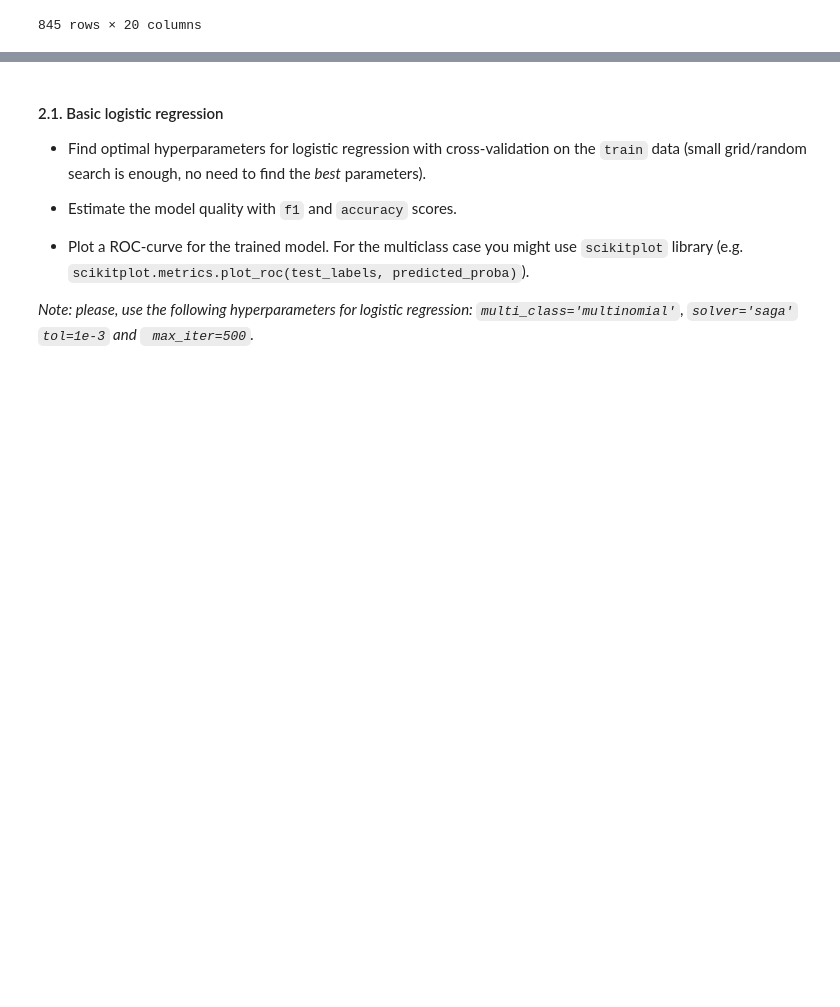
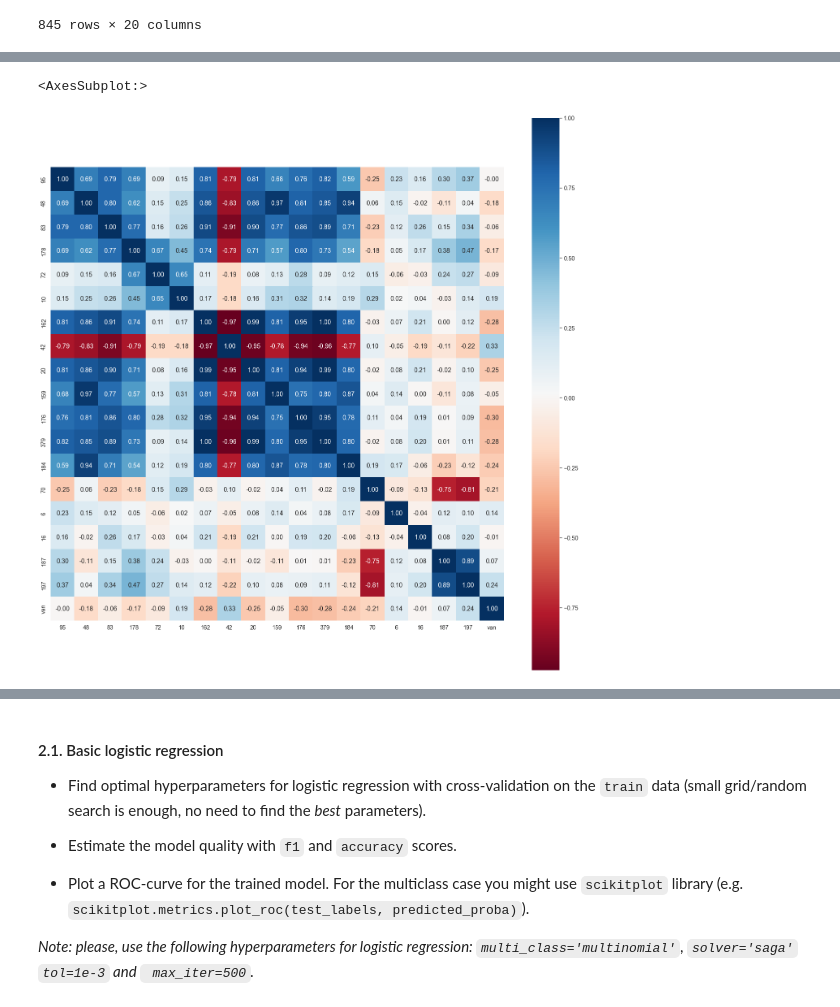
Before and after one commit to pavel-collab/ml-course-home-tasks, a Jupyter notebook: homeworks/lab01_ml_pipeline/lab01_part2_ml_pipeline.ipynb, the cells around one changed output, grey strips where cells are left out. Drawn from its saved outputs; the diff is of its cells as text; code cells hidden in the pictures; blank space fills up the shorter version.

```diff
--- a/homeworks/lab01_ml_pipeline/lab01_part2_ml_pipeline.ipynb
+++ b/homeworks/lab01_ml_pipeline/lab01_part2_ml_pipeline.ipynb
@@ -134,7 +132,7 @@ le = LabelEncoder()
 
 # Using .fit_transform function to fit label
 # encoder and return encoded label
-label = le.fit_transform(df['van'])
+label = le.fit_transform(raw_dataset['van'])
 
 # printing label
 label
@@ -140,0 +157,14 @@ label
+# %%
+# removing the column 'Purchased' from df
+# as it is of no use now.
+raw_dataset.drop("van", axis=1, inplace=True)
+
+# drop the first colomn (represent index)
+raw_dataset.drop("0", axis=1, inplace=True)
+
+# Appending the array to our dataFrame
+# with column name 'Purchased'
+raw_dataset["van"] = label
+
+# printing Dataframe
+raw_dataset
@@ -140,0 +248,11 @@ label
+# %%
+sns.set(font_scale=1.3)
+plt.subplots(figsize=(25, 25))
+sns.heatmap(raw_dataset.corr(),
+            square=True,
+            annot=True,
+            fmt=".2f",
+            cmap="RdBu")
+# %% [output]
+<AxesSubplot:>
+[figure, added]
```
Also changed, not shown: parts of 34 cells of this notebook.
